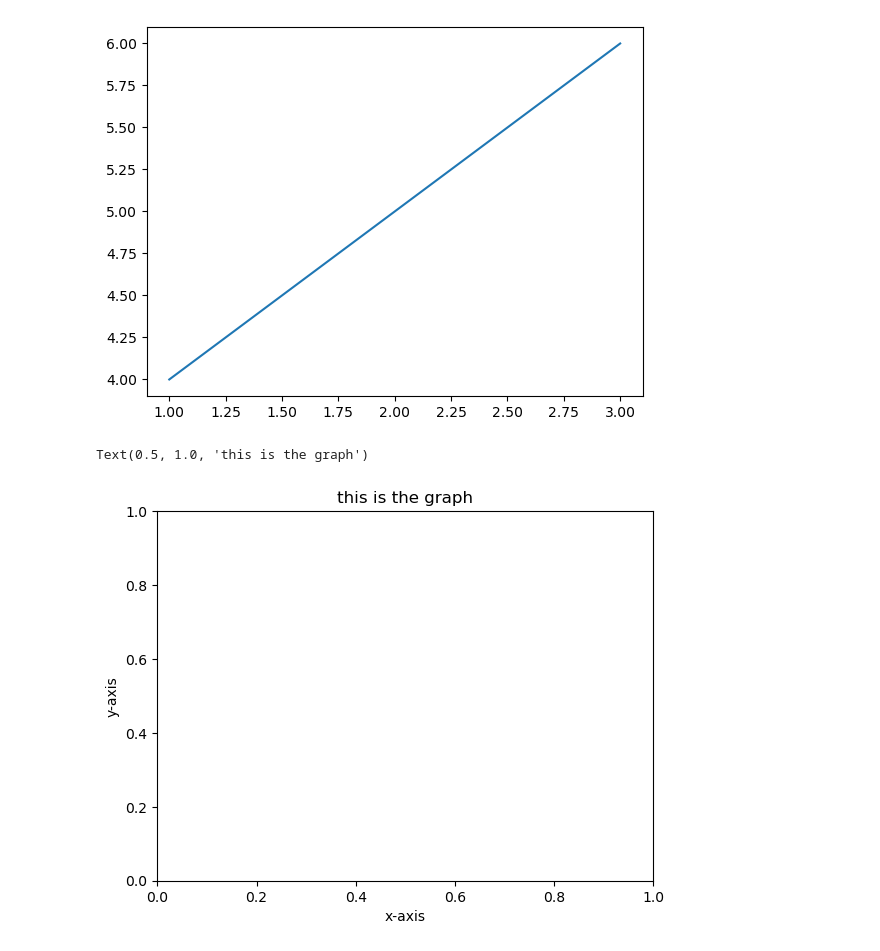
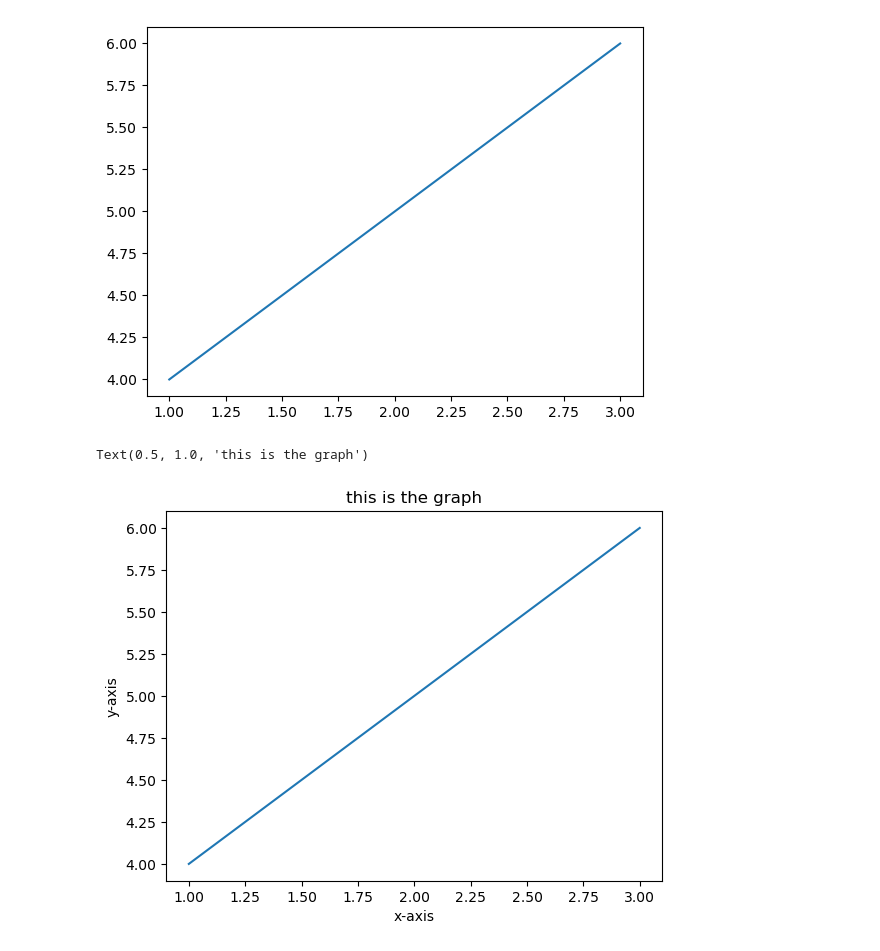
Before and after one commit to piyush332020/jupyter_notebook, a Jupyter notebook: matplotlib/matplot.ipynb, the cells around one changed output. Cells and saved outputs as stored; diff of their text form; code cells hidden in the pictures.

```diff
--- a/matplotlib/matplot.ipynb
+++ b/matplotlib/matplot.ipynb
@@ -8,9 +8,10 @@ plt.plot([1,2,3],[4,5,6])
 # %%
 plt.show()
 # %%
+plt.plot([1,2,3],[4,5,6])
 plt.xlabel("x-axis")
 plt.ylabel("y-axis")
 plt.title("this is the graph")
 # %% [output]
 Text(0.5, 1.0, 'this is the graph')
-[figure, old version]
+[figure, new version]
```
